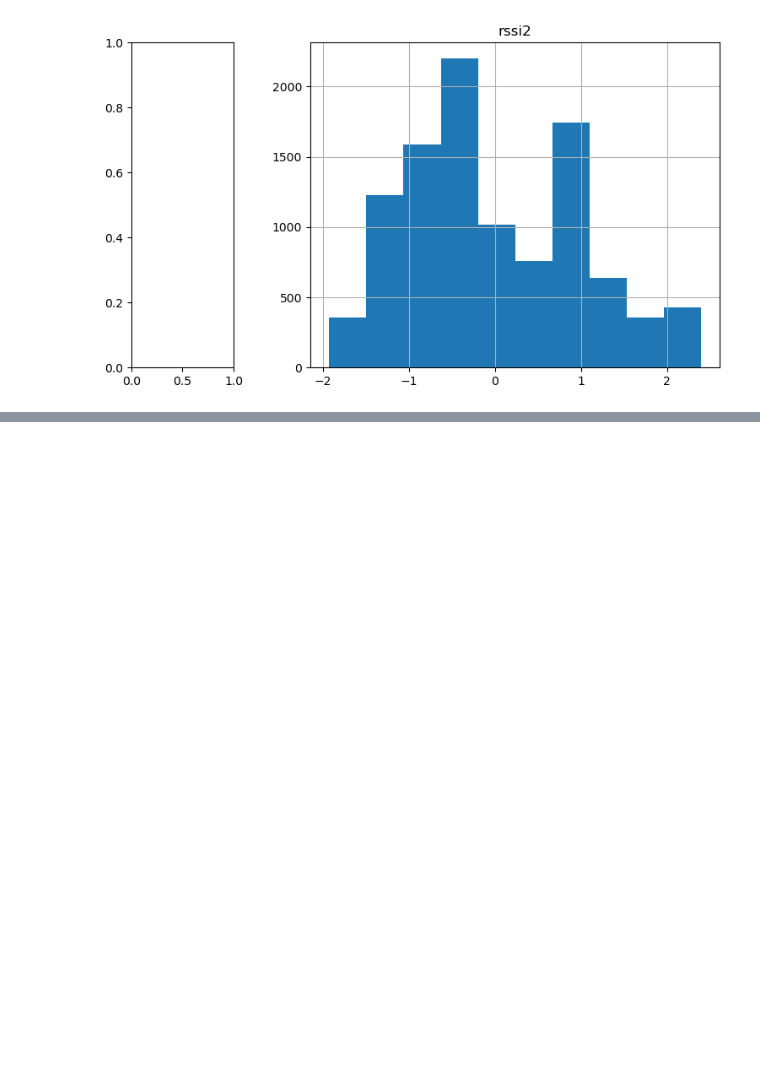
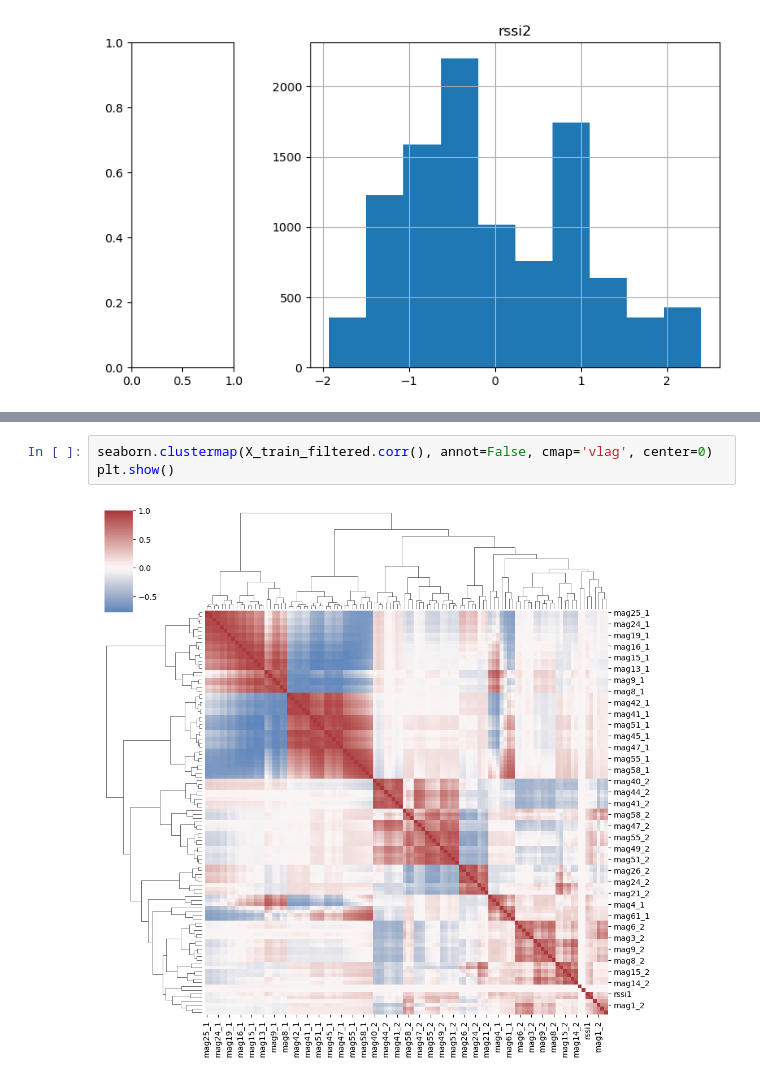
Before and after one commit to laurarebollocrespo/ML-WiFi-Sensing-Classification, a Jupyter notebook: notebooks/01_EDA_MAR.ipynb, the cells around one changed output, grey strips where cells are left out. Saved outputs shown, nothing was run; the diff lists cells and outputs as text; blank space fills up the shorter version.

```diff
--- a/notebooks/01_EDA_MAR.ipynb
+++ b/notebooks/01_EDA_MAR.ipynb
@@ -399,0 +409,5 @@ array([<Axes: title={'center': 'rssi2'}>], dtype=object)
+# %%
+seaborn.clustermap(X_train_filtered.corr(), annot=False, cmap='vlag', center=0)
+plt.show()
+# %% [output]
+[figure, added]
```
Also changed, not shown: parts of 10 cells of this notebook, 1 other file.
